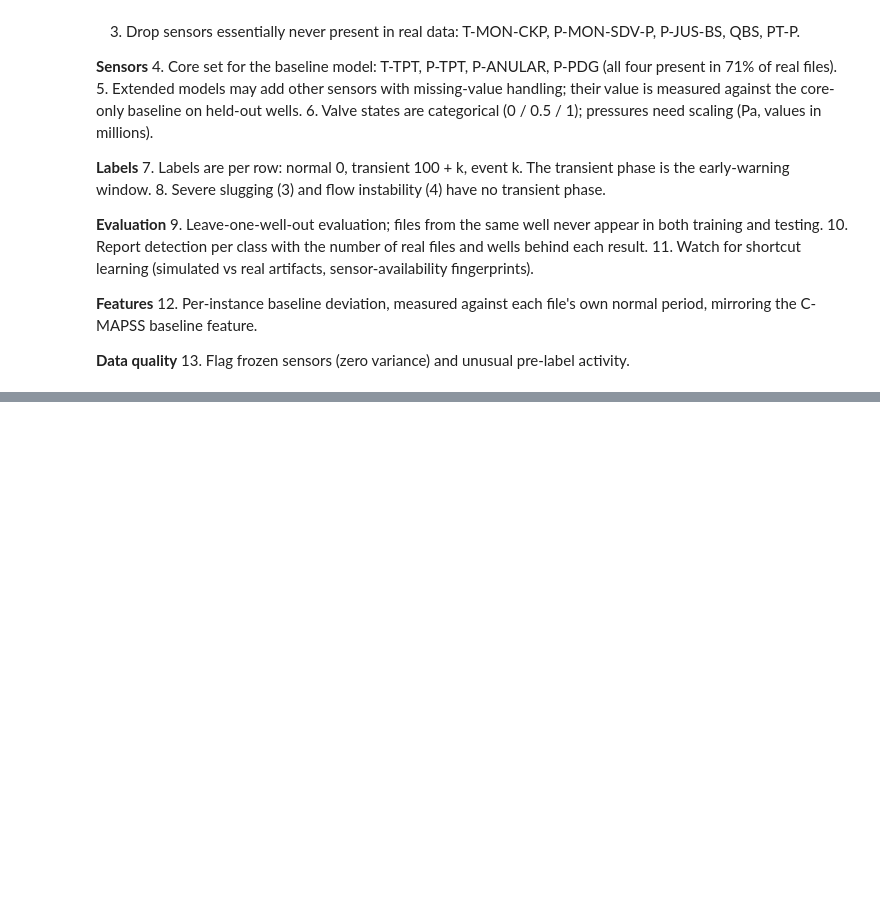
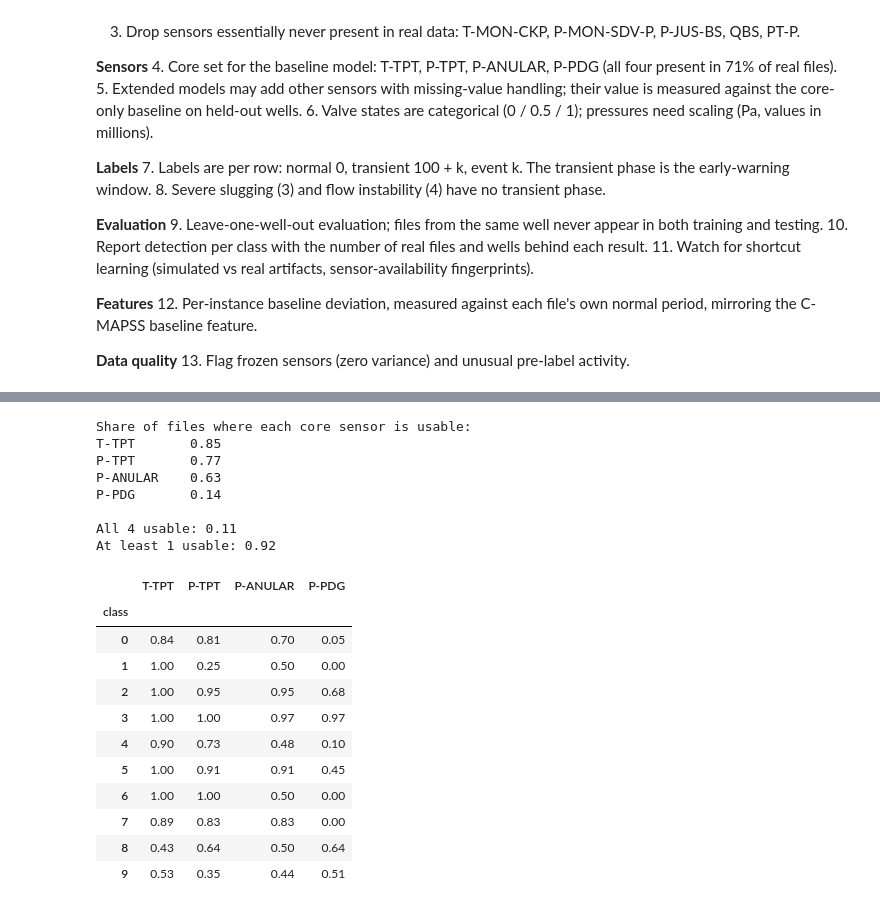
Before and after one commit to jeffyjohny7/assetmind, a Jupyter notebook: notebooks/03_3w_inspect.ipynb, the cells around one changed output, grey strips where cells are left out. Saved outputs shown, nothing was run; the diff lists cells and outputs as text; code cells hidden in the pictures; blank space fills up the shorter version.

Commit message:
Phase 4: window validity checks and usable-sensor analysis

```diff
--- a/notebooks/03_3w_inspect.ipynb
+++ b/notebooks/03_3w_inspect.ipynb
@@ -331,3 +331,12 @@ dtype: float64
 
 **Data quality**
 13. Flag frozen sensors (zero variance) and unusual pre-label activity.
+# %%
+from assetmind.ingestion.threew import read_instance, make_windows, CORE
+import plotly.express as px
+
+for cls in ["3", "6"]:
+    path = next((W3 / cls).glob("WELL-*.parquet"))
+    w = make_windows(read_instance(path), CORE)
+    px.scatter(w, x="window_end", y="P-TPT_std", color="phase",
+               title=f"Class {cls}: 5-min std of P-TPT").show()
@@ -333,0 +355,6 @@ dtype: float64
+# %%
+path6 = next((W3 / "6").glob("WELL-*.parquet"))
+w6 = make_windows(read_instance(path6), CORE)
+for s in CORE:
+    px.scatter(w6, x="window_end", y=f"{s}_mean", color="phase",
+               title=f"Class 6: 5-min mean of {s}").show()
@@ -333,0 +374,39 @@ dtype: float64
+# %%
+from assetmind.ingestion.threew import read_instance, make_windows, CORE
+
+rows = []
+for path in sorted(W3.glob("[0-9]/WELL-*.parquet")):
+    w = make_windows(read_instance(path), CORE)
+    rows.append({"class": int(path.parent.name), "file": path.name,
+                 **{s: (w[f"{s}_status"] == "ok").mean() for s in CORE}})
+
+valid = pd.DataFrame(rows)
+valid.to_parquet(ROOT / "reports/3w_real_validity.parquet", index=False)
+
+usable = valid[CORE].ge(0.5)   # a sensor is "usable" in a file if valid in at least half its windows
+print("Share of files where each core sensor is usable:")
+print(usable.mean().round(2).to_string())
+print("\nAll 4 usable:", round(usable.all(axis=1).mean(), 2))
+print("At least 1 usable:", round(usable.any(axis=1).mean(), 2))
+usable.groupby(valid["class"]).mean().round(2)
+# %% [output]
+Share of files where each core sensor is usable:
+T-TPT       0.85
+P-TPT       0.77
+P-ANULAR    0.63
+P-PDG       0.14
+
+All 4 usable: 0.11
+At least 1 usable: 0.92
+|  | T-TPT | P-TPT | P-ANULAR | P-PDG |
+| class |  |  |  |  |
+| 0 | 0.84 | 0.81 | 0.70 | 0.05 |
+| 1 | 1.00 | 0.25 | 0.50 | 0.00 |
+| 2 | 1.00 | 0.95 | 0.95 | 0.68 |
+| 3 | 1.00 | 1.00 | 0.97 | 0.97 |
+| 4 | 0.90 | 0.73 | 0.48 | 0.10 |
+| 5 | 1.00 | 0.91 | 0.91 | 0.45 |
+| 6 | 1.00 | 1.00 | 0.50 | 0.00 |
+| 7 | 0.89 | 0.83 | 0.83 | 0.00 |
+| 8 | 0.43 | 0.64 | 0.50 | 0.64 |
+| 9 | 0.53 | 0.35 | 0.44 | 0.51 |
```
Also changed, not shown: parts of 3 cells of this notebook, 2 other files.
